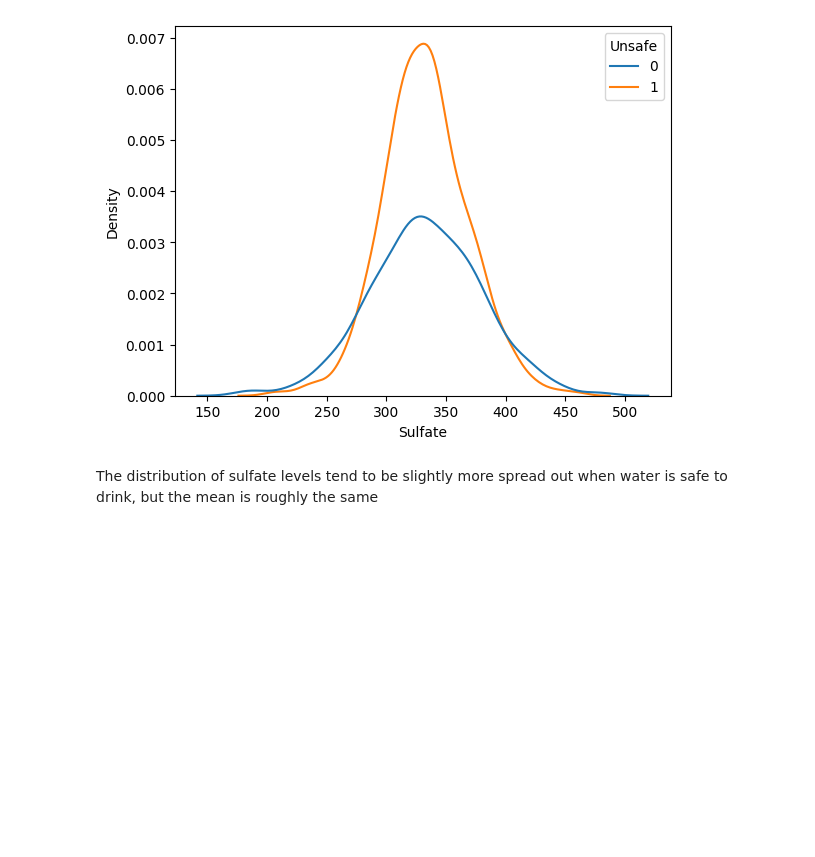
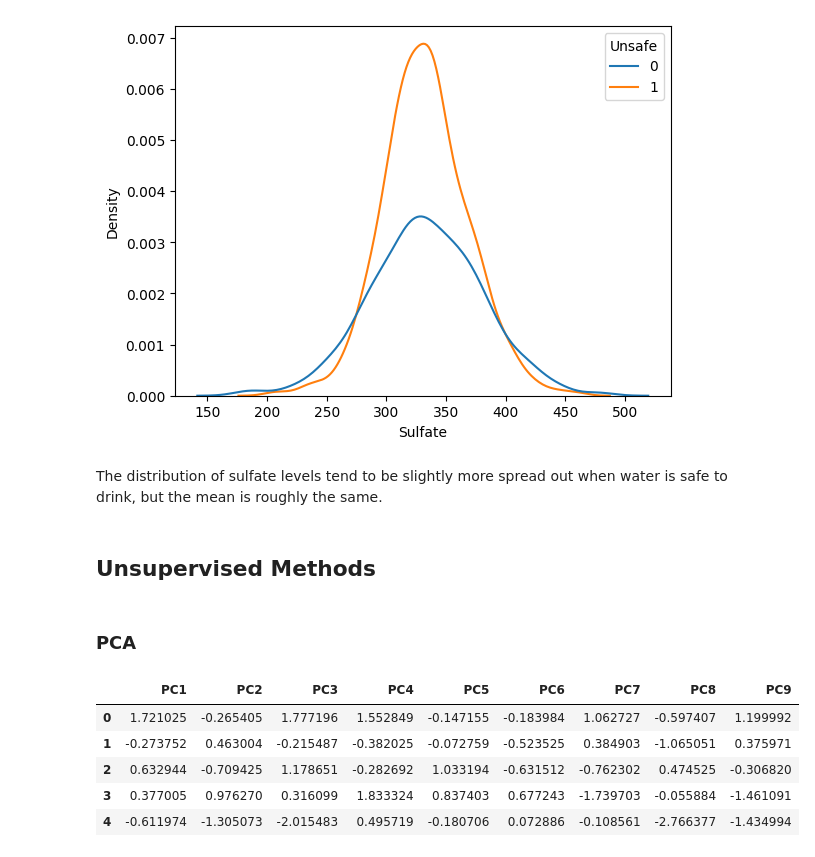
Before and after one commit to Nielam-Dass/Water-Potability-Analysis, a Jupyter notebook: Water_Potability_Data_Analysis.ipynb, the cells around one changed output. Cells and saved outputs as stored; diff of their text form; code cells hidden in the pictures; blank space fills up the shorter version.

```diff
--- a/Water_Potability_Data_Analysis.ipynb
+++ b/Water_Potability_Data_Analysis.ipynb
@@ -200,4 +200,24 @@ plt.show()
 # %% [output]
 [figure]
 # %% [markdown]
-The distribution of sulfate levels tend to be slightly more spread out when water is safe to drink, but the mean is roughly the same
+The distribution of sulfate levels tend to be slightly more spread out when water is safe to drink, but the mean is roughly the same.
+# %% [markdown]
+## Unsupervised Methods
+# %% [markdown]
+### PCA
+# %%
+from sklearn.decomposition import PCA
+
+X_train_scaled = (X_train - X_train.mean()) / X_train.std()
+pca = PCA()
+X_pca = pca.fit_transform(X_train_scaled)
+component_names = [f'PC{i+1}' for i in range(X_pca.shape[1])]
+X_pca = pd.DataFrame(X_pca, columns=component_names)
+X_pca.head()
+# %% [output]
+|  | PC1 | PC2 | PC3 | PC4 | PC5 | PC6 | PC7 | PC8 | PC9 |
+| 0 | 1.721025 | -0.265405 | 1.777196 | 1.552849 | -0.147155 | -0.183984 | 1.062727 | -0.597407 | 1.199992 |
+| 1 | -0.273752 | 0.463004 | -0.215487 | -0.382025 | -0.072759 | -0.523525 | 0.384903 | -1.065051 | 0.375971 |
+| 2 | 0.632944 | -0.709425 | 1.178651 | -0.282692 | 1.033194 | -0.631512 | -0.762302 | 0.474525 | -0.306820 |
+| 3 | 0.377005 | 0.976270 | 0.316099 | 1.833324 | 0.837403 | 0.677243 | -1.739703 | -0.055884 | -1.461091 |
+| 4 | -0.611974 | -1.305073 | -2.015483 | 0.495719 | -0.180706 | 0.072886 | -0.108561 | -2.766377 | -1.434994 |
```
Also changed, not shown: parts of 3 cells of this notebook.
